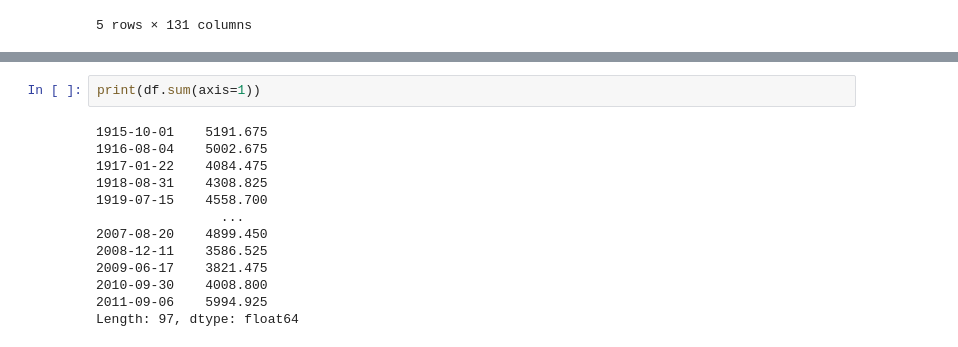
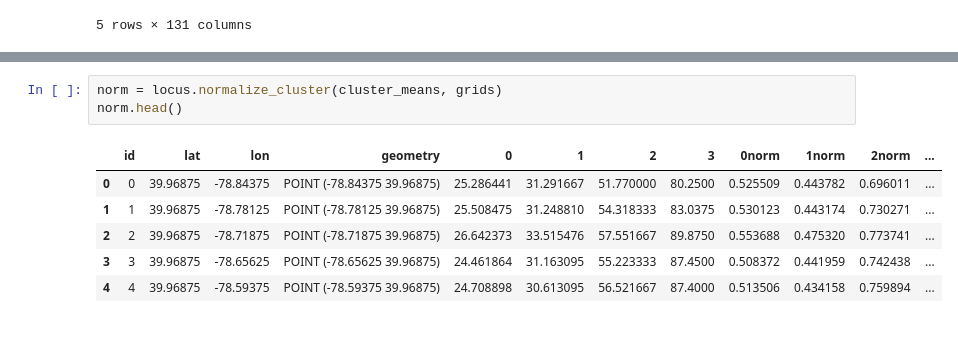
Before and after one commit to JohnRushKucharski/locus, a Jupyter notebook: src/examples/northbranch.ipynb, the cells around one changed output, grey strips where cells are left out. Drawn from its saved outputs; the diff is of its cells as text.

```diff
--- a/src/examples/northbranch.ipynb
+++ b/src/examples/northbranch.ipynb
@@ -169,15 +164,10 @@ for column in range(2):
-# %%
-print(df.sum(axis=1))
-# %% [output]
-1915-10-01    5191.675
-1916-08-04    5002.675
-1917-01-22    4084.475
-1918-08-31    4308.825
-1919-07-15    4558.700
-                ...
-2007-08-20    4899.450
-2008-12-11    3586.525
-2009-06-17    3821.475
-2010-09-30    4008.800
-2011-09-06    5994.925
-Length: 97, dtype: float64
+# %%
+norm = locus.normalize_cluster(cluster_means, grids)
+norm.head()
+# %% [output]
+|  | id | lat | lon | geometry | 0 | 1 | 2 | 3 | 0norm | 1norm | 2norm | ... |
+| 0 | 0 | 39.96875 | -78.84375 | POINT (-78.84375 39.96875) | 25.286441 | 31.291667 | 51.770000 | 80.2500 | 0.525509 | 0.443782 | 0.696011 | ... |
+| 1 | 1 | 39.96875 | -78.78125 | POINT (-78.78125 39.96875) | 25.508475 | 31.248810 | 54.318333 | 83.0375 | 0.530123 | 0.443174 | 0.730271 | ... |
+| 2 | 2 | 39.96875 | -78.71875 | POINT (-78.71875 39.96875) | 26.642373 | 33.515476 | 57.551667 | 89.8750 | 0.553688 | 0.475320 | 0.773741 | ... |
+| 3 | 3 | 39.96875 | -78.65625 | POINT (-78.65625 39.96875) | 24.461864 | 31.163095 | 55.223333 | 87.4500 | 0.508372 | 0.441959 | 0.742438 | ... |
+| 4 | 4 | 39.96875 | -78.59375 | POINT (-78.59375 39.96875) | 24.708898 | 30.613095 | 56.521667 | 87.4000 | 0.513506 | 0.434158 | 0.759894 | ... |
```
Also changed, not shown: parts of 6 cells of this notebook, 2 other files.
